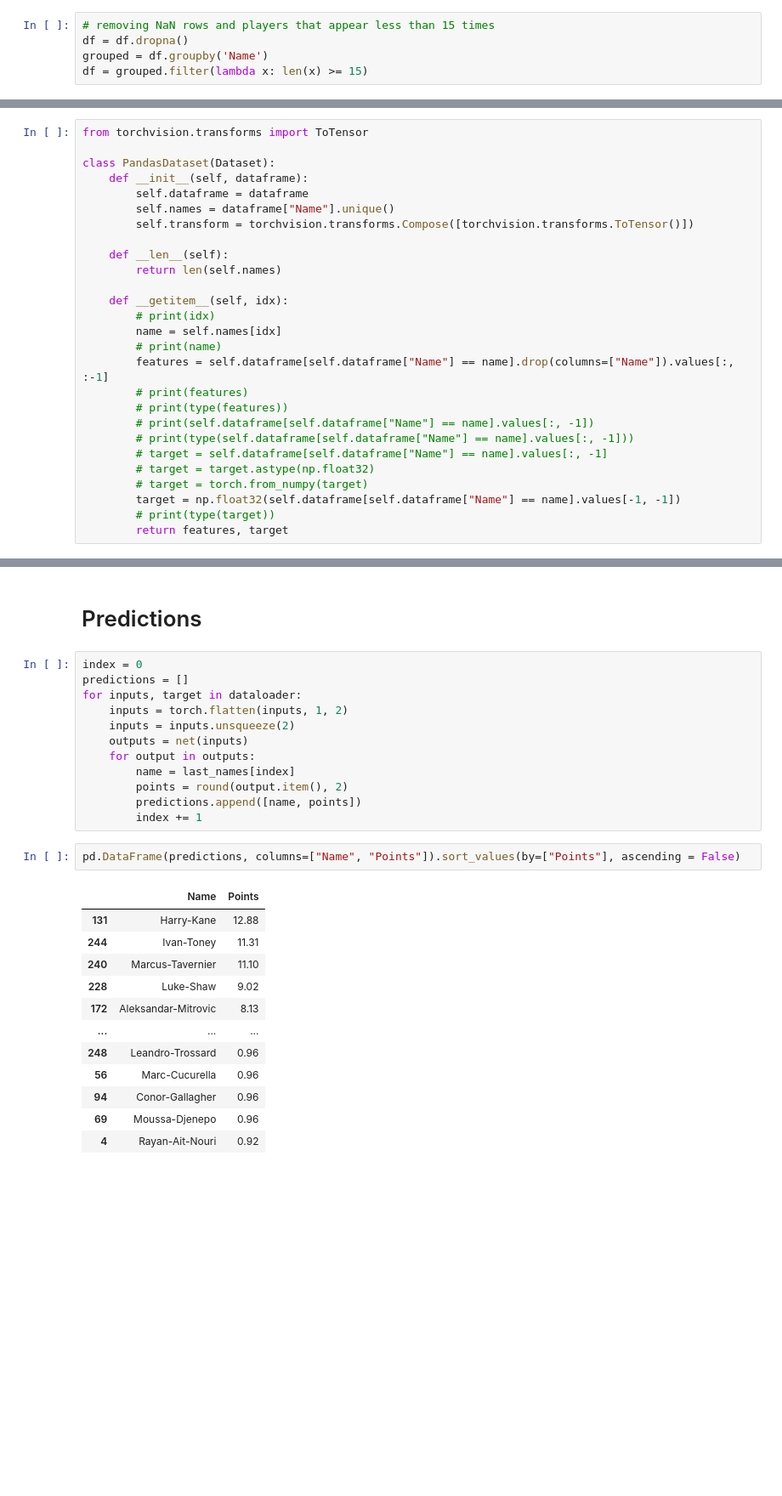
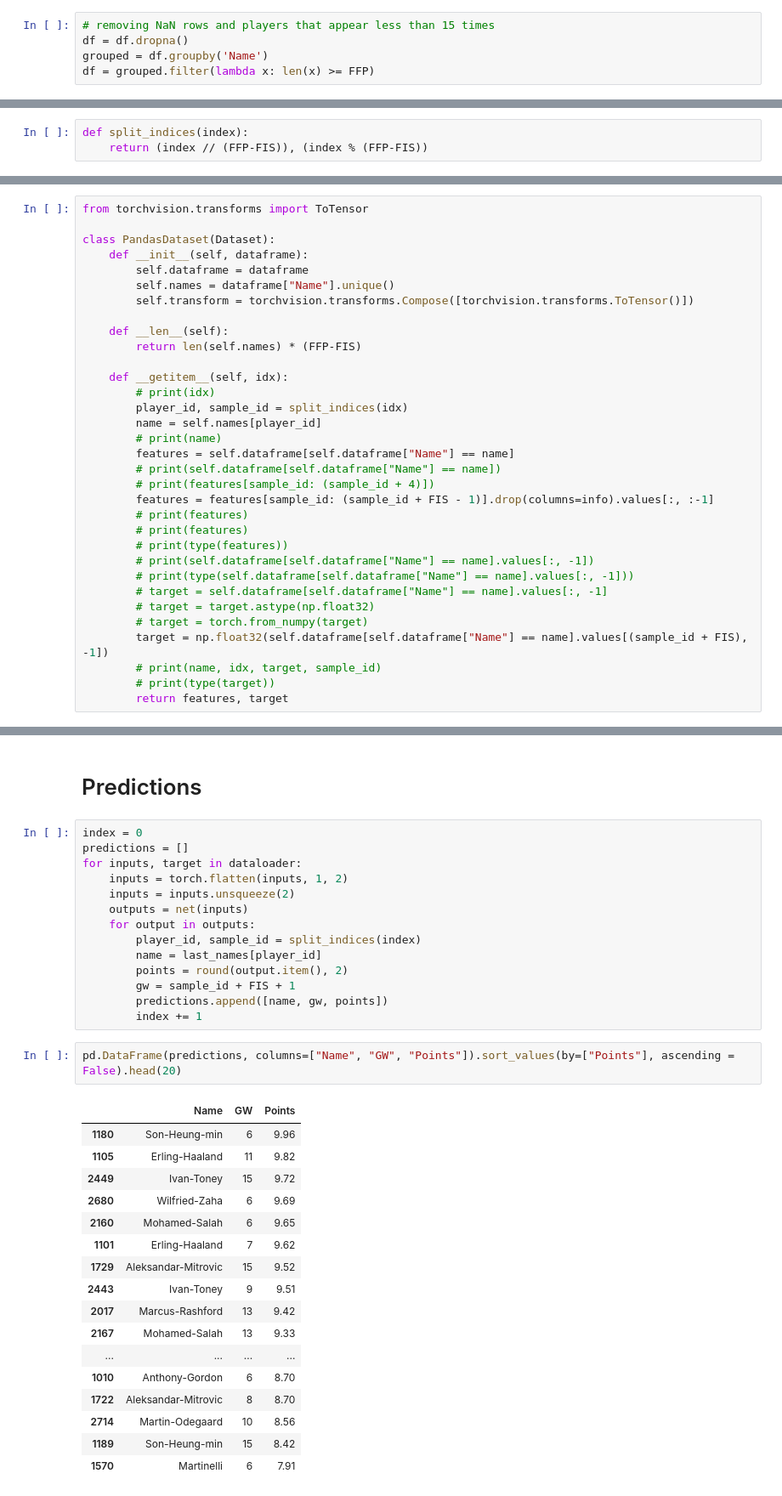
Before and after one commit to Fran3x/FPL_Model, a Jupyter notebook: notebooks/LSTM_test.ipynb, the cells around one changed output, grey strips where cells are left out. Shown: that part at 85% size. Drawn from its saved outputs; the diff is of its cells as text; blank space fills up the shorter version.

```diff
--- a/notebooks/LSTM_test.ipynb
+++ b/notebooks/LSTM_test.ipynb
@@ -37,7 +44,7 @@ df.shape
 # removing NaN rows and players that appear less than 15 times
 df = df.dropna()
 grouped = df.groupby('Name')
-df = grouped.filter(lambda x: len(x) >= 15)
+df = grouped.filter(lambda x: len(x) >= FFP)
 # %%
 df.shape
 # %% [output]
@@ -55,2 +73,5 @@ last_names = df["Name"].unique()
 # %% [markdown]
 # DF to DataLoader
+# %%
+def split_indices(index):
+    return (index // (FFP-FIS)), (index % (FFP-FIS))
@@ -64,13 +89,18 @@ class PandasDataset(Dataset):
         self.transform = torchvision.transforms.Compose([torchvision.transforms.ToTensor()])
 
     def __len__(self):
-        return len(self.names)
+        return len(self.names) * (FFP-FIS)
 
     def __getitem__(self, idx):
         # print(idx)
-        name = self.names[idx]
+        player_id, sample_id = split_indices(idx)
+        name = self.names[player_id]
         # print(name)
-        features = self.dataframe[self.dataframe["Name"] == name].drop(columns=["Name"]).values[:, :-1]
+        features = self.dataframe[self.dataframe["Name"] == name]
+        # print(self.dataframe[self.dataframe["Name"] == name])
+        # print(features[sample_id: (sample_id + 4)])
+        features = features[sample_id: (sample_id + FIS - 1)].drop(columns=info).values[:, :-1]
+        # print(features)
         # print(features)
         # print(type(features))
         # print(self.dataframe[self.dataframe["Name"] == name].values[:, -1])
@@ -78,7 +108,8 @@ class PandasDataset(Dataset):
         # target = self.dataframe[self.dataframe["Name"] == name].values[:, -1]
         # target = target.astype(np.float32)
         # target = torch.from_numpy(target)
-        target = np.float32(self.dataframe[self.dataframe["Name"] == name].values[-1, -1])
+        target = np.float32(self.dataframe[self.dataframe["Name"] == name].values[(sample_id + FIS), -1])
+        # print(name, idx, target, sample_id)
         # print(type(target))
         return features, target
 # %%
@@ -205,22 +223,29 @@ for inputs, target in dataloader:
     inputs = inputs.unsqueeze(2)
     outputs = net(inputs)
     for output in outputs:
-        name = last_names[index]
+        player_id, sample_id = split_indices(index)
+        name = last_names[player_id]
         points = round(output.item(), 2)
-        predictions.append([name, points])
+        gw = sample_id + FIS + 1
+        predictions.append([name, gw, points])
         index += 1
 # %%
-pd.DataFrame(predictions, columns=["Name", "Points"]).sort_values(by=["Points"], ascending = False)
+pd.DataFrame(predictions, columns=["Name", "GW", "Points"]).sort_values(by=["Points"], ascending = False).head(20)
 # %% [output]
-|  | Name | Points |
-| 131 | Harry-Kane | 12.88 |
-| 244 | Ivan-Toney | 11.31 |
-| 240 | Marcus-Tavernier | 11.10 |
-| 228 | Luke-Shaw | 9.02 |
-| 172 | Aleksandar-Mitrovic | 8.13 |
-| ... | ... | ... |
-| 248 | Leandro-Trossard | 0.96 |
-| 56 | Marc-Cucurella | 0.96 |
-| 94 | Conor-Gallagher | 0.96 |
-| 69 | Moussa-Djenepo | 0.96 |
-| 4 | Rayan-Ait-Nouri | 0.92 |
+|  | Name | GW | Points |
+| 1180 | Son-Heung-min | 6 | 9.96 |
+| 1105 | Erling-Haaland | 11 | 9.82 |
+| 2449 | Ivan-Toney | 15 | 9.72 |
+| 2680 | Wilfried-Zaha | 6 | 9.69 |
+| 2160 | Mohamed-Salah | 6 | 9.65 |
+| 1101 | Erling-Haaland | 7 | 9.62 |
+| 1729 | Aleksandar-Mitrovic | 15 | 9.52 |
+| 2443 | Ivan-Toney | 9 | 9.51 |
+| 2017 | Marcus-Rashford | 13 | 9.42 |
+| 2167 | Mohamed-Salah | 13 | 9.33 |
+| ... | ... | ... | ... |
+| 1010 | Anthony-Gordon | 6 | 8.70 |
+| 1722 | Aleksandar-Mitrovic | 8 | 8.70 |
+| 2714 | Martin-Odegaard | 10 | 8.56 |
+| 1189 | Son-Heung-min | 15 | 8.42 |
+| 1570 | Martinelli | 6 | 7.91 |
```
Also changed, not shown: parts of 16 cells of this notebook, 1 other file.
